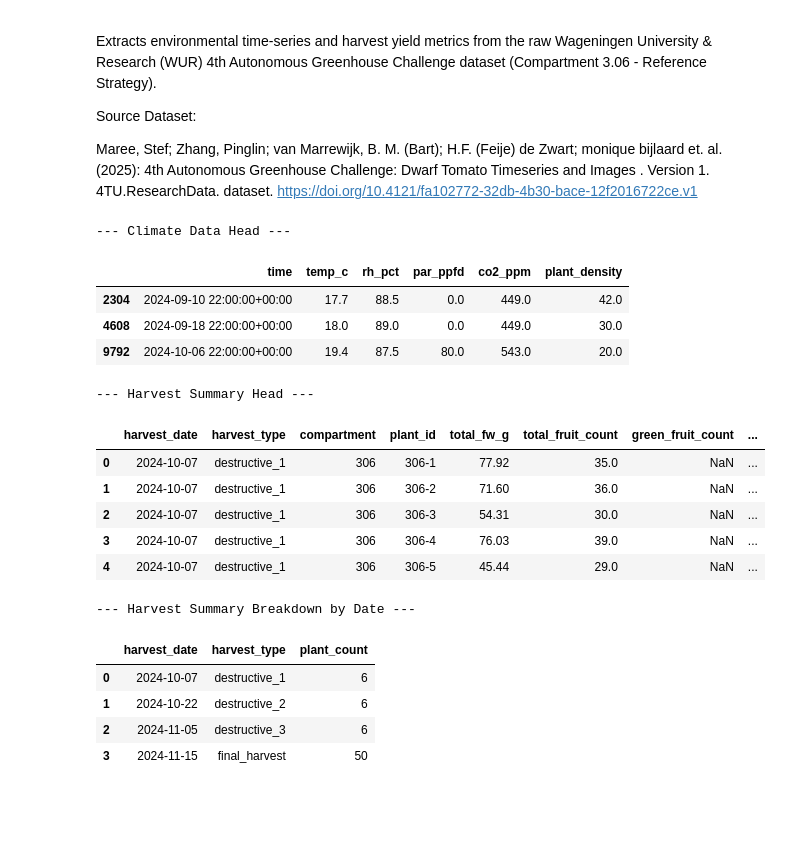
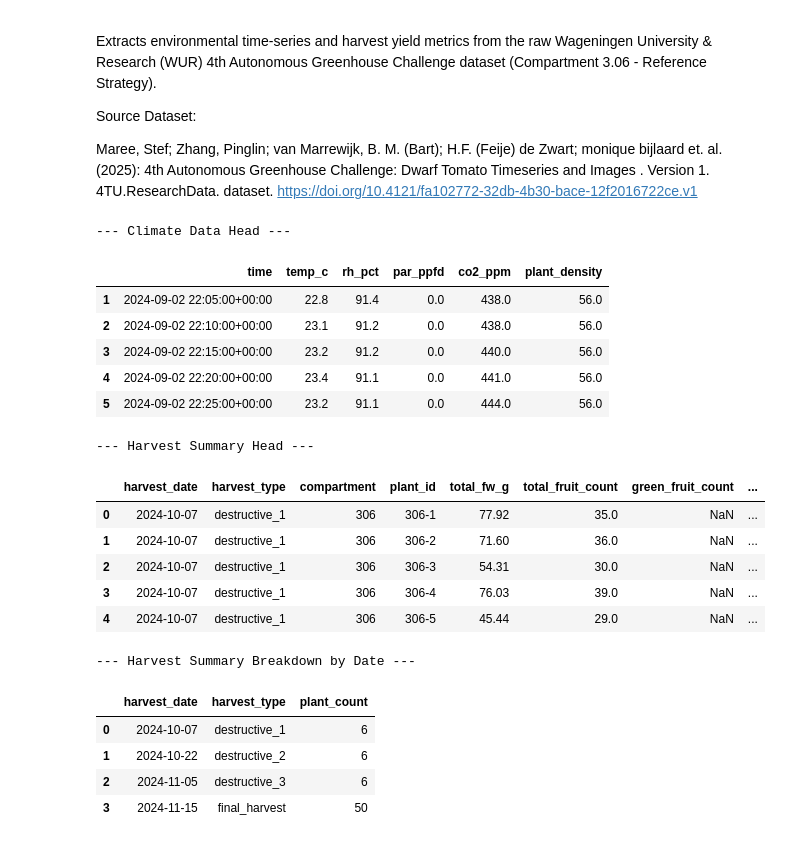
Before and after one commit to suleymagination/mechanistic-tomato-crop-model, a Jupyter notebook: notebooks/extract_data.ipynb, the cells around one changed output. Cells and saved outputs as stored; diff of their text form; code cells hidden in the pictures; blank space fills up the shorter version.

Commit message:
- Added df_raw["dwarf_tomato/plant_density"].ffill(): Propagates the active density (56.0, 42.0, 30.0, 20.0) forward across all 5-minute interval rows.
- Preserves Complete Time-Series: Restores the full 21,000+ time-series records while retaining dynamic density changes throughout the crop growth cycle.

```diff
--- a/notebooks/extract_data.ipynb
+++ b/notebooks/extract_data.ipynb
@@ -31,6 +31,11 @@ def extract_greenhouse_climate_data(
     }
 
     df_raw = pd.read_csv(input_filepath)
+
+    # Forward-fill plant_density (spacing changes are only recorded at change events)
+    df_raw["dwarf_tomato/plant_density"] = df_raw["dwarf_tomato/plant_density"].ffill()
+
+    # Filter target columns and drop rows with missing sensor readings
     df_climate = df_raw[list(target_columns.keys())].dropna()
     df_climate = df_climate.rename(columns=target_columns)
 
@@ -106,36 +111,38 @@ def extract_harvest_summary_data(
             })
 
     df_harvest_summary = pd.DataFrame(all_harvest_records)
 
     # Export sanitized output
     Path(output_filepath).parent.mkdir(parents=True, exist_ok=True)
     df_harvest_summary.to_csv(output_filepath, index=False)
 
     return df_harvest_summary
 
 
 if __name__ == "__main__":
     climate_data_url = "https://raw.githubusercontent.com/suleymagination/mechanistic-tomato-crop-model/main/data/reference.csv"
     harvest_data_url = "https://raw.githubusercontent.com/suleymagination/mechanistic-tomato-crop-model/main/data/Harvest.xlsx"
 
     climate_df = extract_greenhouse_climate_data(input_filepath=climate_data_url)
     harvest_df = extract_harvest_summary_data(input_filepath=harvest_data_url)
 
     # Display sample outputs in Google Colab / Jupyter
     print("--- Climate Data Head ---")
     display(climate_df.head(5))
 
     print("\n--- Harvest Summary Head ---")
     display(harvest_df.head(5))
 
     print("\n--- Harvest Summary Breakdown by Date ---")
     display(harvest_df.groupby(["harvest_date", "harvest_type"]).size().reset_index(name="plant_count"))
 # %% [output]
 --- Climate Data Head ---
 |  | time | temp_c | rh_pct | par_ppfd | co2_ppm | plant_density |
-| 2304 | 2024-09-10 22:00:00+00:00 | 17.7 | 88.5 | 0.0 | 449.0 | 42.0 |
-| 4608 | 2024-09-18 22:00:00+00:00 | 18.0 | 89.0 | 0.0 | 449.0 | 30.0 |
-| 9792 | 2024-10-06 22:00:00+00:00 | 19.4 | 87.5 | 80.0 | 543.0 | 20.0 |
+| 1 | 2024-09-02 22:05:00+00:00 | 22.8 | 91.4 | 0.0 | 438.0 | 56.0 |
+| 2 | 2024-09-02 22:10:00+00:00 | 23.1 | 91.2 | 0.0 | 438.0 | 56.0 |
+| 3 | 2024-09-02 22:15:00+00:00 | 23.2 | 91.2 | 0.0 | 440.0 | 56.0 |
+| 4 | 2024-09-02 22:20:00+00:00 | 23.4 | 91.1 | 0.0 | 441.0 | 56.0 |
+| 5 | 2024-09-02 22:25:00+00:00 | 23.2 | 91.1 | 0.0 | 444.0 | 56.0 |
 --- Harvest Summary Head ---
 |  | harvest_date | harvest_type | compartment | plant_id | total_fw_g | total_fruit_count | green_fruit_count | ... |
 | 0 | 2024-10-07 | destructive_1 | 306 | 306-1 | 77.92 | 35.0 | NaN | ... |
```
